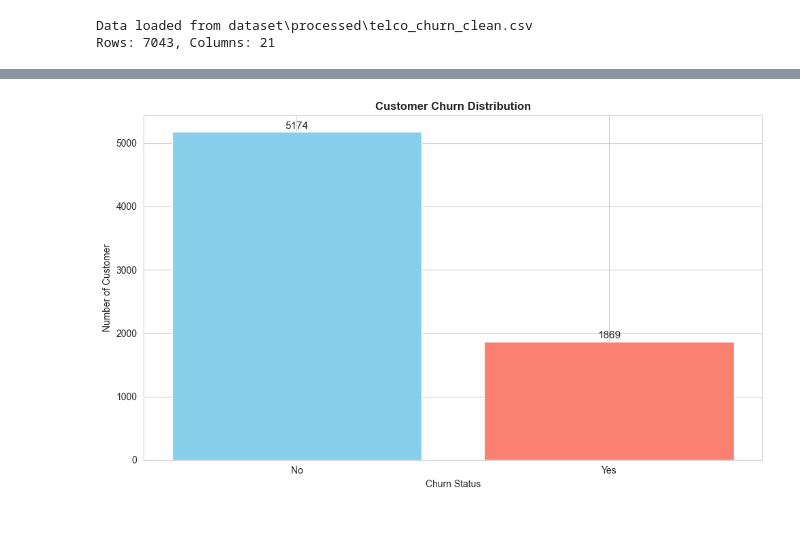
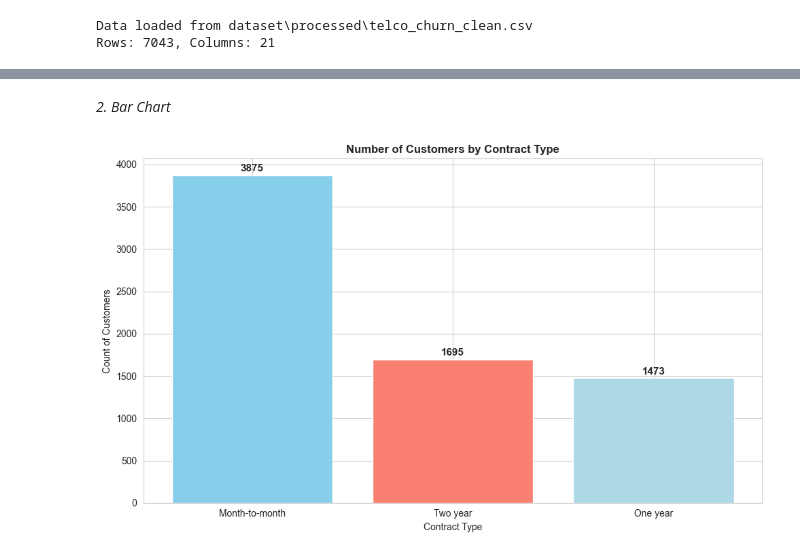
Before and after one commit to readulislamtamim/practice-customer-churn-project, a Jupyter notebook: notebooks/02_eda_viz.ipynb, the cells around one changed output, grey strips where cells are left out. Saved outputs shown, nothing was run; the diff lists cells and outputs as text; code cells hidden in the pictures; blank space fills up the shorter version.

Commit message:
Adding upto box plot

```diff
--- a/notebooks/02_eda_viz.ipynb
+++ b/notebooks/02_eda_viz.ipynb
@@ -67,19 +69,25 @@ Name: proportion, dtype: float64
+# %% [markdown]
+*2. Bar Chart*
 # %%
 fig, ax = plt.subplots()
-colors = ["skyblue", "salmon"]
+colors = ["skyblue", "salmon", "lightblue"]
 
-bars = ax.bar(churn_count.index, churn_count.values, color = colors)
-ax.set_title("Customer Churn Distribution", fontweight = "bold")
-ax.set_xlabel("Churn Status")
-ax.set_ylabel("Number of Customer")
+contract_count = df["Contract"].value_counts()
+contract_data = contract_count.reset_index()
+contract_data.columns = ['ContractType', 'CustomerCount']
+
+bars = ax.bar(contract_data['ContractType'], contract_data['CustomerCount'], color = colors)
+ax.set_title("Number of Customers by Contract Type", fontweight = "bold")
+ax.set_xlabel("Contract Type")
+ax.set_ylabel("Count of Customers")
 
 for bar in bars:
     height = bar.get_height()
-    ax.text(bar.get_x() + bar.get_width()/2, height + 20, f"{int(height)}", ha = "center", va = "bottom", fontsize = 11)
+    ax.text(bar.get_x() + bar.get_width()/2, height + 20, f"{int(height)}", ha = "center", va = "bottom", fontsize = 11, fontweight = "bold")
 
 plt.tight_layout()
-plt.savefig(os.path.join("outputs", "visualization", "churn_distribution.png"))
+plt.savefig(os.path.join("outputs", "visualization", "bar_chart.png"))
 
 plt.show()
 # %% [output]
-[figure, old version]
+[figure, new version]
```
Also changed, not shown: parts of 6 cells of this notebook, 9 other files.
